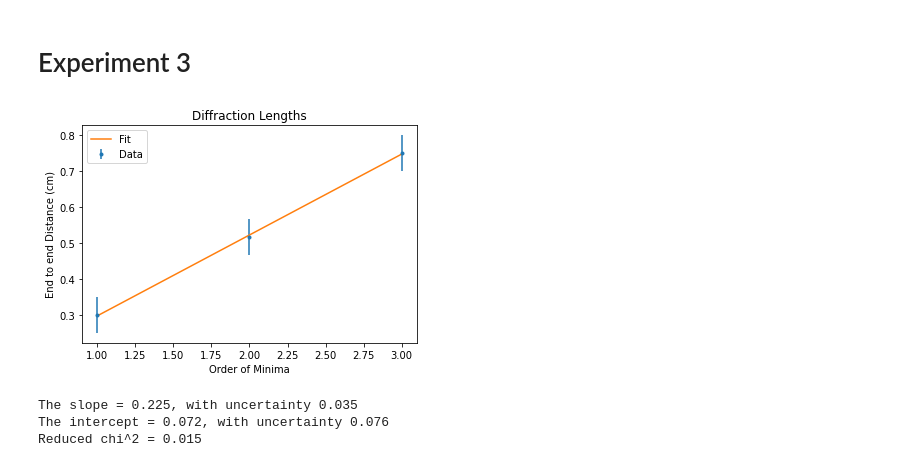
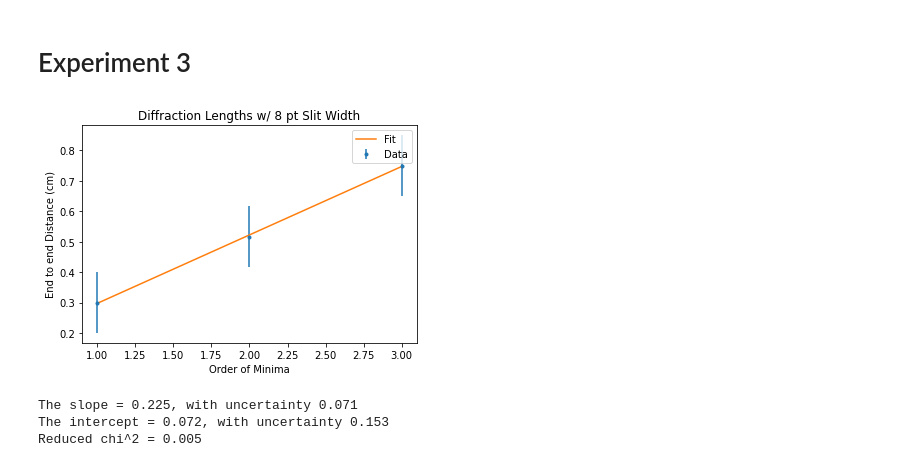
Before and after one commit to matthew-ding/physics5cl, a Jupyter notebook: Lab3/Experiment3.ipynb, the cells around one changed output. Cells and saved outputs as stored; diff of their text form; code cells hidden in the pictures.

```diff
--- a/Lab3/Experiment3.ipynb
+++ b/Lab3/Experiment3.ipynb
@@ -7,42 +11,37 @@ from scipy.optimize import curve_fit
 # %% [markdown]
 # Experiment 3
 # %%
-def linearFunc(x,intercept,slope):
-    y = intercept + slope * x
-    return y
-
-
 # Slit Width 8 pts
 m = np.array([1,2,3])
-distance = np.array([np.mean([0.3, 0.3, 0.3, 0.3]), np.mean([0.5, 0.55, 0.5, 0.52]), np.mean([0.75, 0.75, 0.75, 0.75])])  # cm
+distance = np.array([np.mean([0.3, 0.3, 0.3]), np.mean([0.5, 0.55, 0.5]), np.mean([0.75, 0.75, 0.75])])  # cm
 
 # standard error
-yerr = np.array([np.std([0.3, 0.3, 0.3, 0.3]), np.std([0.5, 0.55, 0.5, 0.52]), np.std([0.75, 0.75, 0.75, 0.75])]) / np.sqrt(3)
-yerr = np.maximum(yerr, [0.05, 0.05, 0.05])  # measurement uncertainty
+yerr = np.array([np.std([0.3, 0.3, 0.3]), np.std([0.5, 0.55, 0.5]), np.std([0.75, 0.75, 0.75])]) / np.sqrt(3)
+yerr = np.sqrt(yerr**2 + 0.1**2)  # measurement uncertainty propagation
 plt.errorbar(m, distance, yerr=yerr, fmt='.',label='Data')
 plt.xlabel('Order of Minima')
 plt.ylabel('End to end Distance (cm)')
-plt.title('Diffraction Lengths')
+plt.title('Diffraction Lengths w/ 8 pt Slit Width')
 
 a_fit,cov=curve_fit(linearFunc,m,distance,sigma=yerr,absolute_sigma=True)
 inter = a_fit[0]
-slope = a_fit[1]
-yfit = inter + slope*m
+slope8 = a_fit[1]
+yfit = inter + slope8*m
 plt.plot(m,yfit,label='Fit')
 d_inter = np.sqrt(cov[0][0])
-d_slope = np.sqrt(cov[1][1])
+d_slope8 = np.sqrt(cov[1][1])
 plt.legend()
 plt.show()
 
-print(f'The slope = {np.round(slope, 3)}, with uncertainty {np.round(d_slope, 3)}')
+print(f'The slope = {np.round(slope8, 3)}, with uncertainty {np.round(d_slope8, 3)}')
 print(f'The intercept = {np.round(inter, 3)}, with uncertainty {np.round(d_inter, 3)}')
 
-chisqr = sum((distance-linearFunc(m,inter,slope))**2/yerr**2)
+chisqr = sum((distance-linearFunc(m,inter,slope8))**2/yerr**2)
 dof = len(distance) - 2
 chisqr_red = chisqr/dof
 print(f'Reduced chi^2 = {np.round(chisqr_red, 3)}')
 # %% [output]
-[figure, old version]
+[figure, new version]
-The slope = 0.225, with uncertainty 0.035
-The intercept = 0.072, with uncertainty 0.076
-Reduced chi^2 = 0.015
+The slope = 0.225, with uncertainty 0.071
+The intercept = 0.072, with uncertainty 0.153
+Reduced chi^2 = 0.005
```
Also changed, not shown: parts of 5 cells of this notebook, 1 other file.
